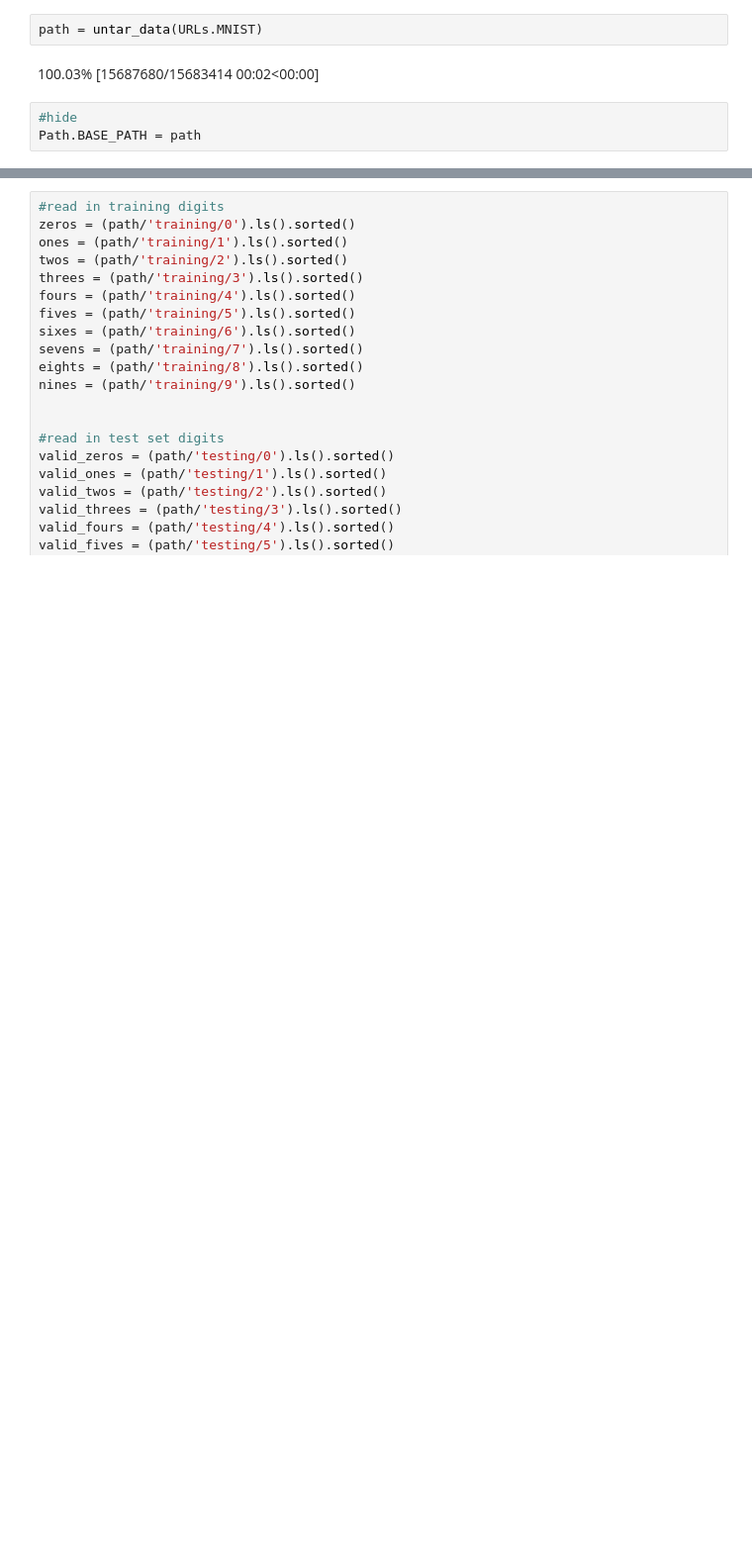
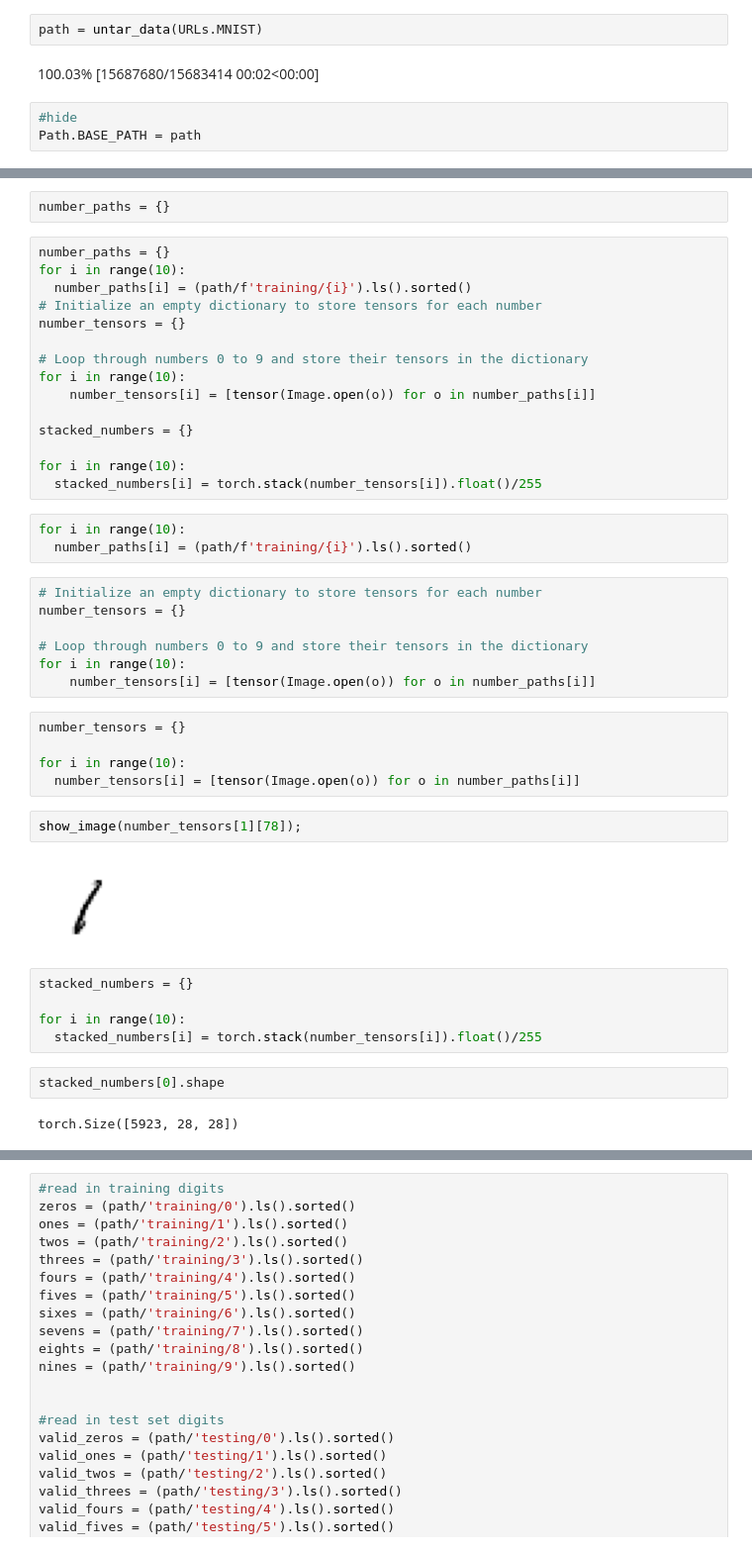
Before and after one commit to rubanzasilva/mnist_basics, a Jupyter notebook: a_mnist.ipynb, the cells around one changed output, grey strips where cells are left out. Shown at 99% size. Drawn from its saved outputs; the diff is of its cells as text; blank space fills up the shorter version.

```diff
--- a/a_mnist.ipynb
+++ b/a_mnist.ipynb
@@ -24,0 +27,45 @@ Path.BASE_PATH = path
+# %%
+number_paths = {}
+# %%
+number_paths = {}
+for i in range(10):
+  number_paths[i] = (path/f'training/{i}').ls().sorted()
+# Initialize an empty dictionary to store tensors for each number
+number_tensors = {}
+
+# Loop through numbers 0 to 9 and store their tensors in the dictionary
+for i in range(10):
+    number_tensors[i] = [tensor(Image.open(o)) for o in number_paths[i]]
+
+stacked_numbers = {}
+
+for i in range(10):
+  stacked_numbers[i] = torch.stack(number_tensors[i]).float()/255
+# %%
+for i in range(10):
+  number_paths[i] = (path/f'training/{i}').ls().sorted()
+# %%
+# Initialize an empty dictionary to store tensors for each number
+number_tensors = {}
+
+# Loop through numbers 0 to 9 and store their tensors in the dictionary
+for i in range(10):
+    number_tensors[i] = [tensor(Image.open(o)) for o in number_paths[i]]
+# %%
+number_tensors = {}
+
+for i in range(10):
+  number_tensors[i] = [tensor(Image.open(o)) for o in number_paths[i]]
+# %%
+show_image(number_tensors[1][78]);
+# %% [output]
+[figure, added]
+# %%
+stacked_numbers = {}
+
+for i in range(10):
+  stacked_numbers[i] = torch.stack(number_tensors[i]).float()/255
+# %%
+stacked_numbers[0].shape
+# %% [output]
+torch.Size([5923, 28, 28])
```
Also changed, not shown: parts of 12 cells of this notebook.
